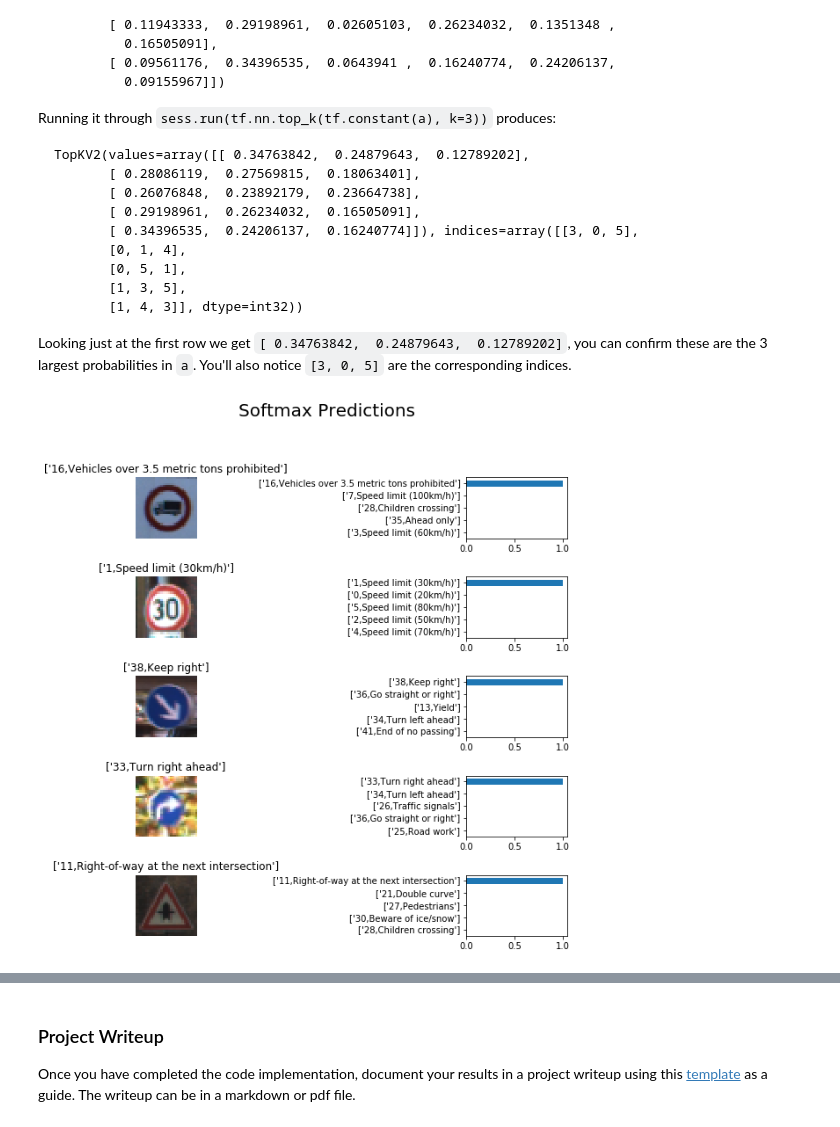
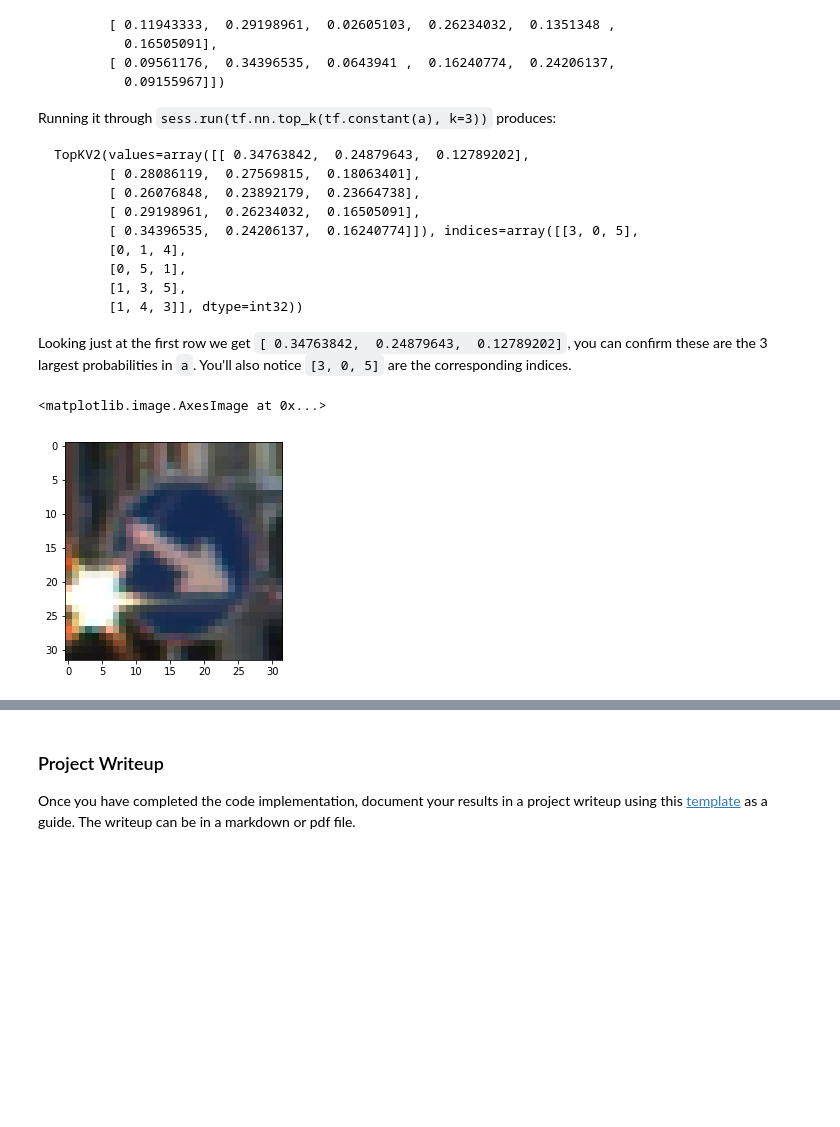
Before and after one commit to flamoedo/Traffic-Sign-Recognition-Classifier-Project, a Jupyter notebook: Traffic_Sign_Classifier.ipynb, the cells around one changed output, grey strips where cells are left out. Saved outputs shown, nothing was run; the diff lists cells and outputs as text; code cells hidden in the pictures; blank space fills up the shorter version.

```diff
--- a/Traffic_Sign_Classifier.ipynb
+++ b/Traffic_Sign_Classifier.ipynb
@@ -524,7 +530,8 @@ def display_image_predictions(features, labels, predictions, label_names):
 
 
     fig.tight_layout()
-# %%
-display_image_predictions(X_images, y_labels, test_predictions, sign_names)
-# %% [output]
-[figure, removed]
+# %%
+plt.imshow(X_images[2])
+# %% [output]
+<matplotlib.image.AxesImage at 0x...>
+[figure, added]
```
Also changed, not shown: parts of 5 cells of this notebook, 1 other file.
